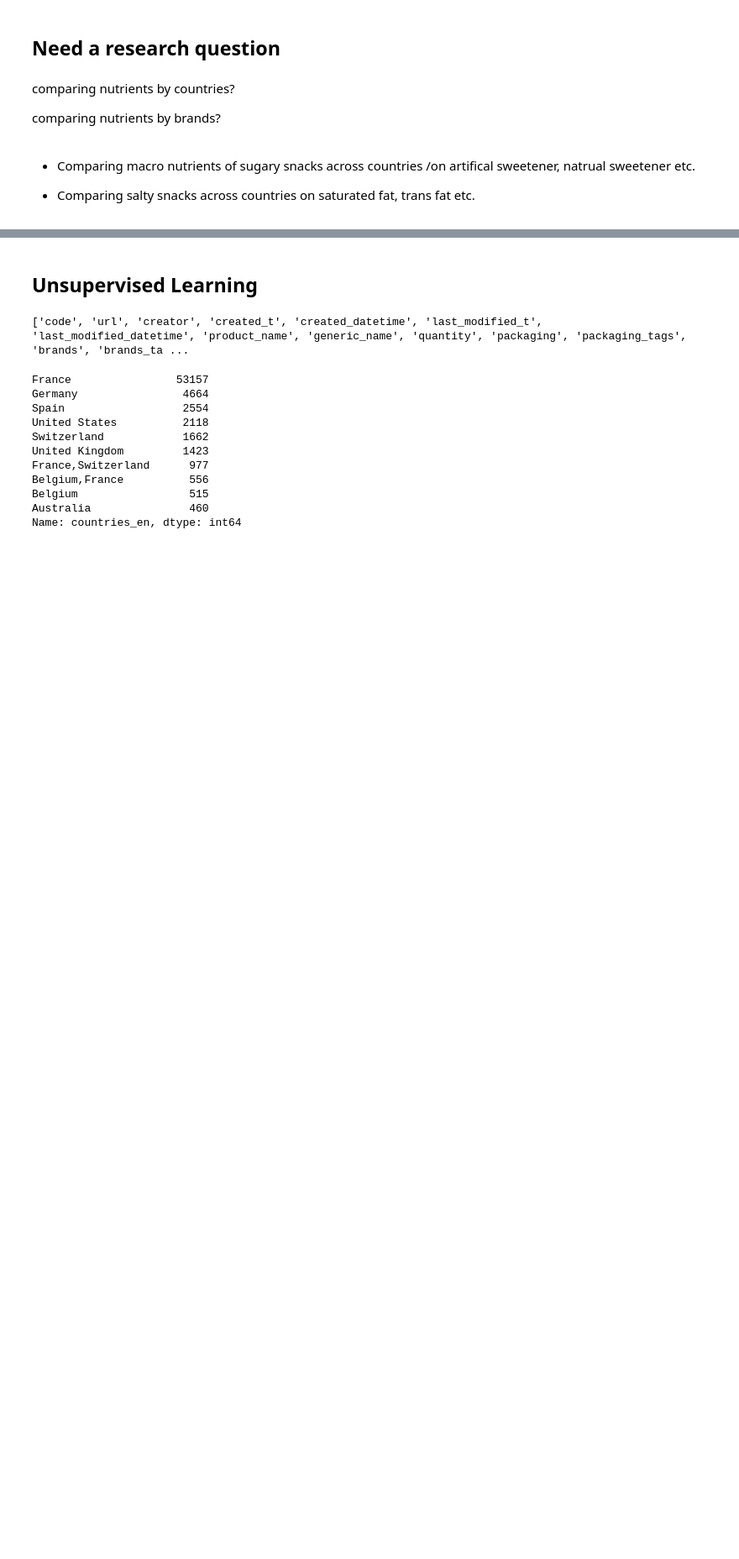
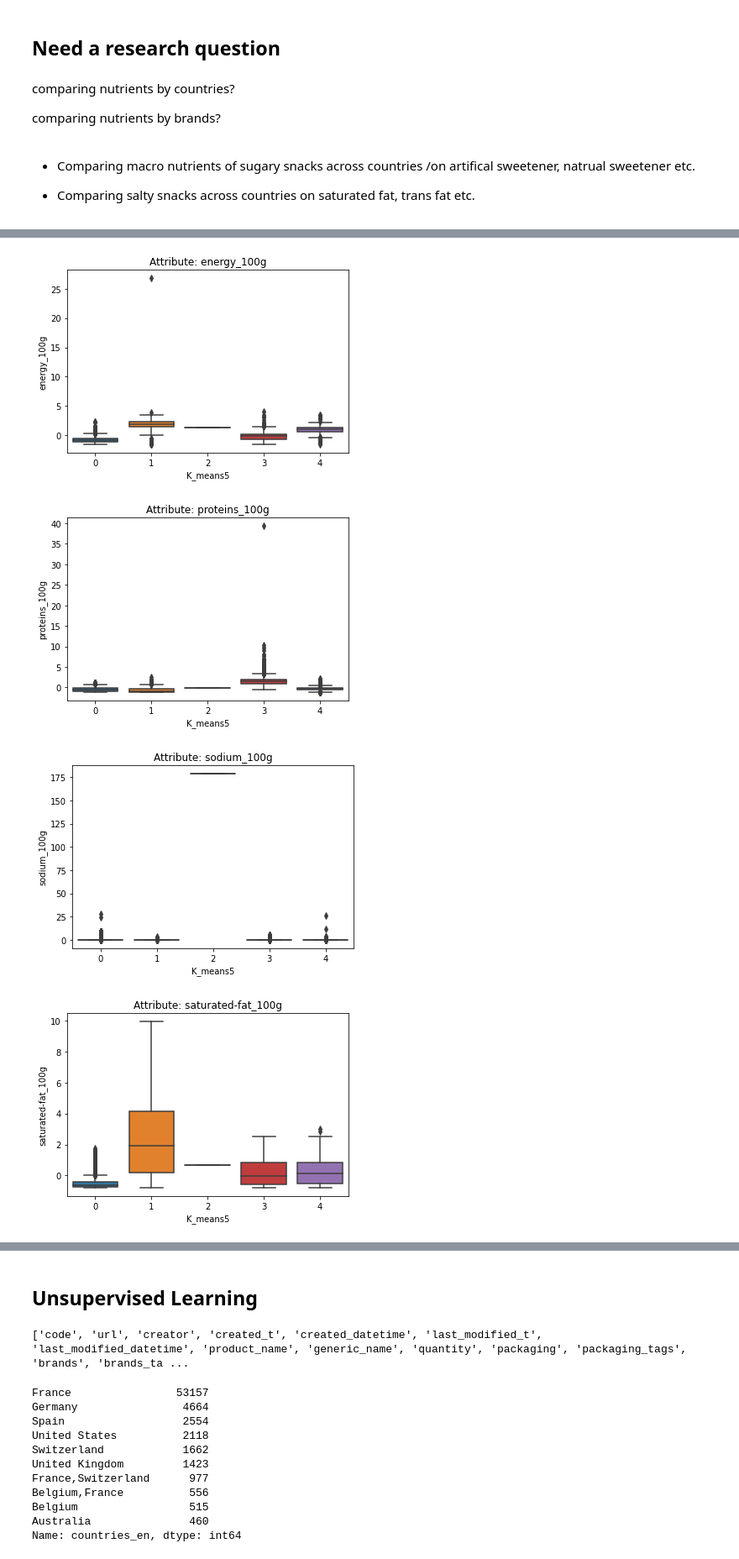
Before and after one commit to gabet2/STAT542, a Jupyter notebook: mcchan3/Project.ipynb, the cells around one changed output, grey strips where cells are left out. Shown at 84% size. Saved outputs shown, nothing was run; the diff lists cells and outputs as text; code cells hidden in the pictures; blank space fills up the shorter version.

```diff
--- a/mcchan3/Project.ipynb
+++ b/mcchan3/Project.ipynb
@@ -292,0 +417,3 @@ comparing nutrients by brands?
+# %%
+solidFoodLabelDF = solidFoodLabelDF.reset_index(drop = True)
+solidFoodLabelDF
@@ -292,0 +498,5 @@ comparing nutrients by brands?
+# %%
+from sklearn.cluster import KMeans
+
+kmeans = KMeans(n_clusters = 5, random_state=1001).fit(scaledX)
+main_df['K_means5'] = kmeans.labels_
@@ -292,0 +564,12 @@ comparing nutrients by brands?
+# %%
+for col in ["energy_100g","proteins_100g","sodium_100g", 'saturated-fat_100g',\
+             "fat_100g","carbohydrates_100g","sugars_100g"]:
+  sns.boxplot(x='K_means5', y=col, data=main_df)
+  plt.title('Attribute: %s' %col)
+  plt.ylabel(col)
+  plt.show()
+# %% [output]
+[figure, added]
+[figure, added]
+[figure, added]
+[figure, added]
```
Also changed, not shown: parts of 73 cells of this notebook.
